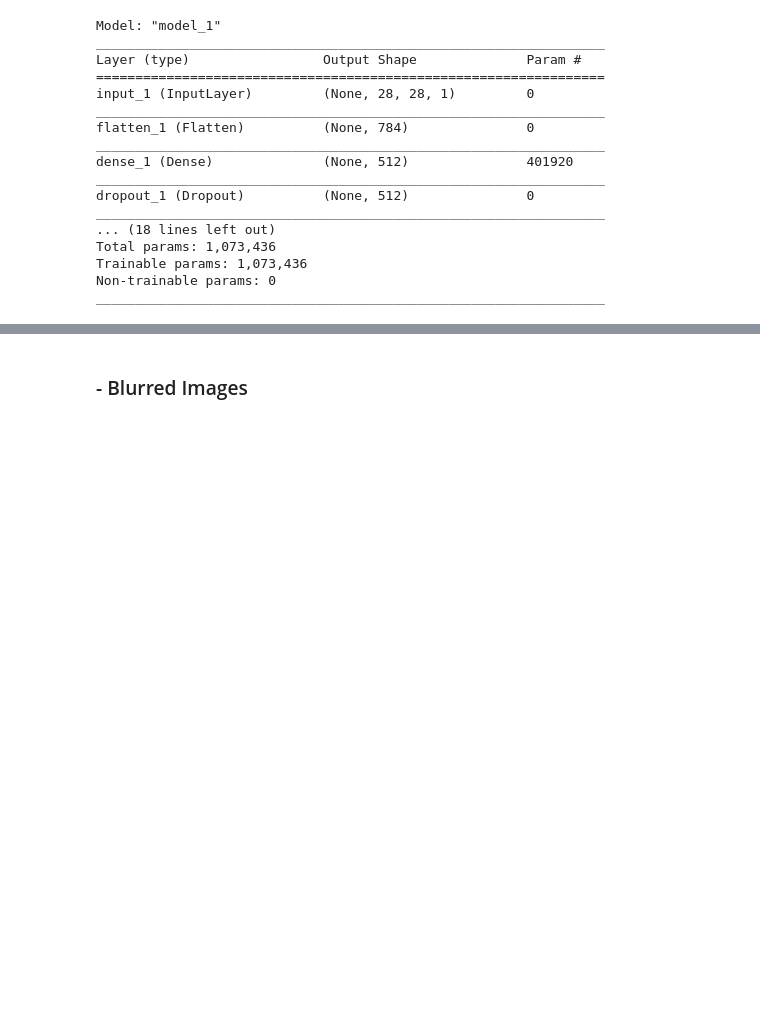
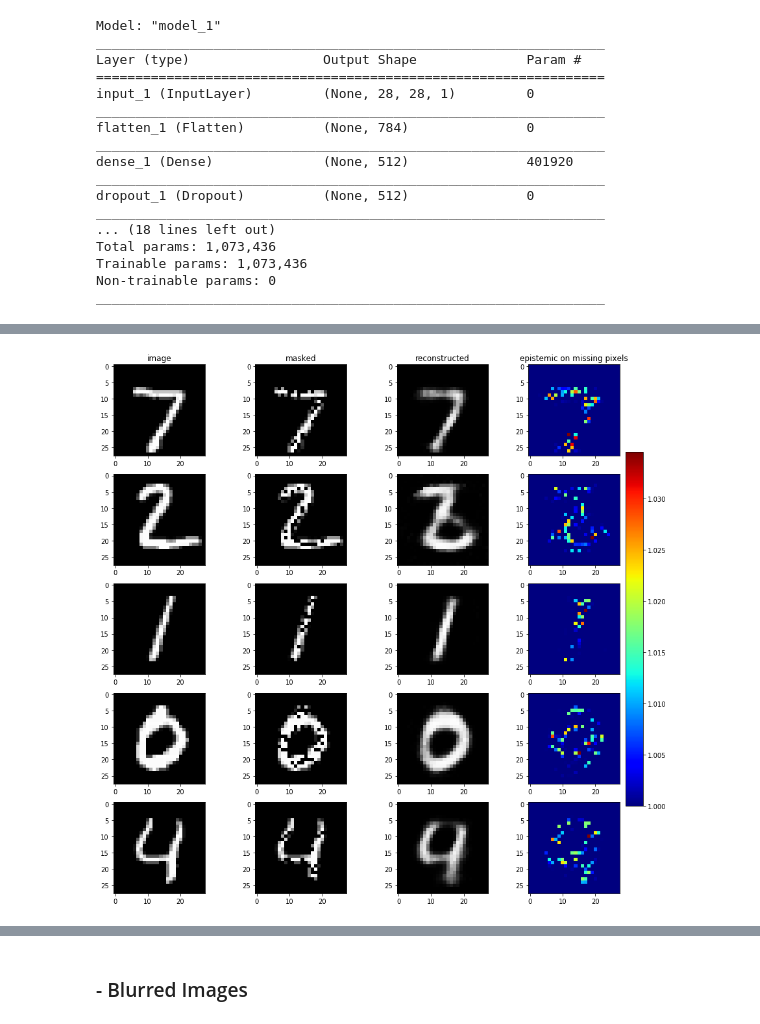
Before and after one commit to clbonet/MVA-DELIRES-Project, a Jupyter notebook: Missing Pixels - Deblurring/Results.ipynb, the cells around one changed output, grey strips where cells are left out. Saved outputs shown, nothing was run; the diff lists cells and outputs as text; code cells hidden in the pictures; blank space fills up the shorter version.

```diff
--- a/Missing Pixels - Deblurring/Results.ipynb
+++ b/Missing Pixels - Deblurring/Results.ipynb
@@ -59,0 +62,4 @@ WARNING:tensorflow:From /home/clement/anaconda3/envs/tf1-gpu/lib/python3.7/site-
+# %%
+ae_mp.test_MP()
+# %% [output]
+[figure, added]
```
Also changed, not shown: parts of 30 cells of this notebook, 5 other files.
